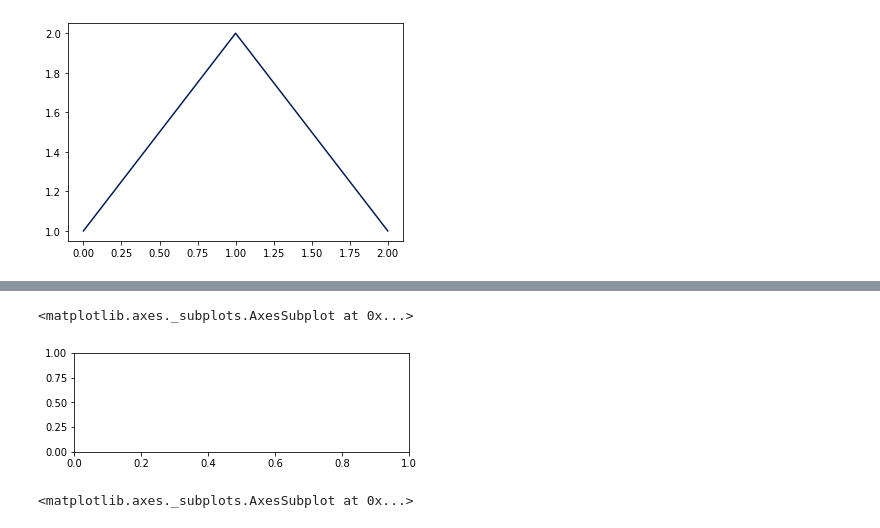
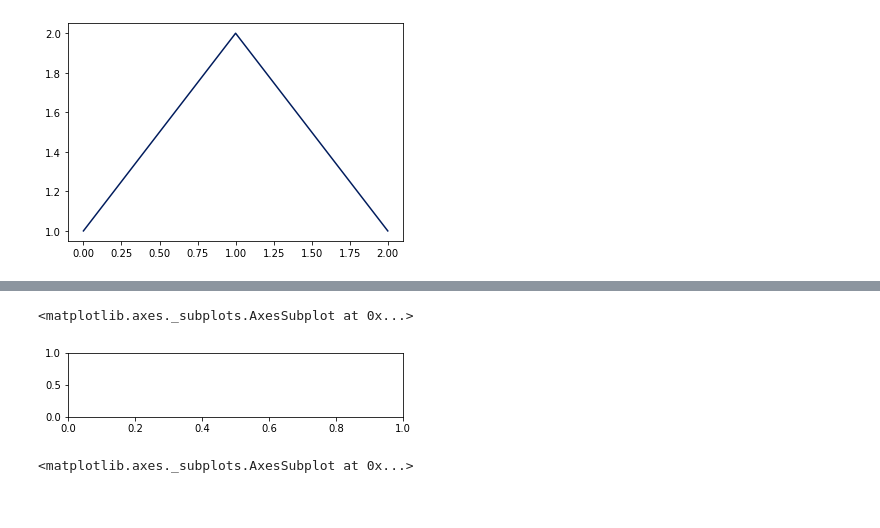
Before and after one commit to kristy25/AcademyPublic, a Jupyter notebook: Untitled1.ipynb, the cells around one changed output, grey strips where cells are left out. Saved outputs shown, nothing was run; the diff lists cells and outputs as text; code cells hidden in the pictures.

```diff
--- a/Untitled1.ipynb
+++ b/Untitled1.ipynb
@@ -1791,15 +1912,16 @@ plt.plot([1, 2, 1])
 # %%
 # plot a line, implicitly creating a subplot(111)
 plt.plot([1, 2, 3])
+
 # now create a subplot which represents the top plot of a grid
 # with 2 rows and 1 column. Since this subplot will overlap the
 # first, the plot (and its axes) previously created, will be removed
-plt.subplot(211)
+plt.subplot(313)
 # equals to plt.subplot(2,1,1): A 3-digit integer, the digits are interpreted as if given separately as three single-digit integers.
 # Note that this can only be used if there are no more than 9 subplots.
 # %% [output]
 <matplotlib.axes._subplots.AxesSubplot at 0x...>
-[figure, old version]
+[figure, new version]
 # %%
 plt.subplot(221)
 
```
Also changed, not shown: parts of 15 cells of this notebook.
